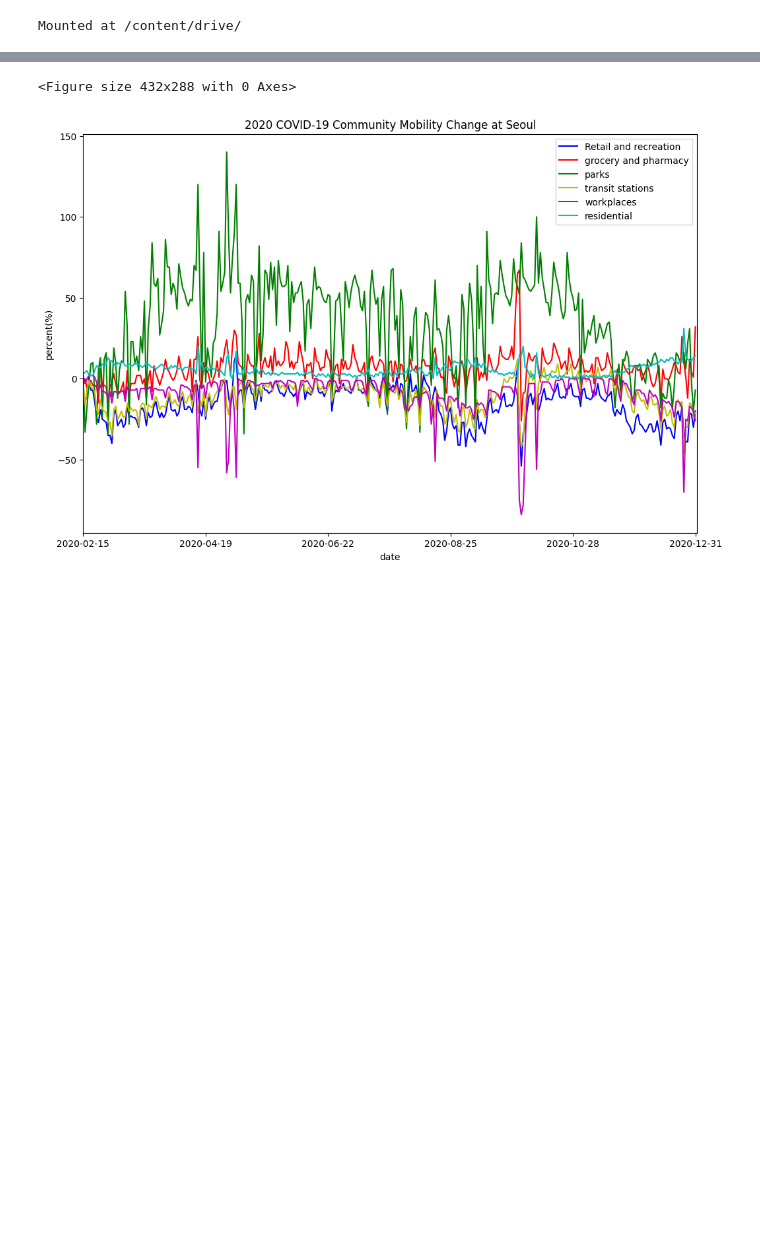
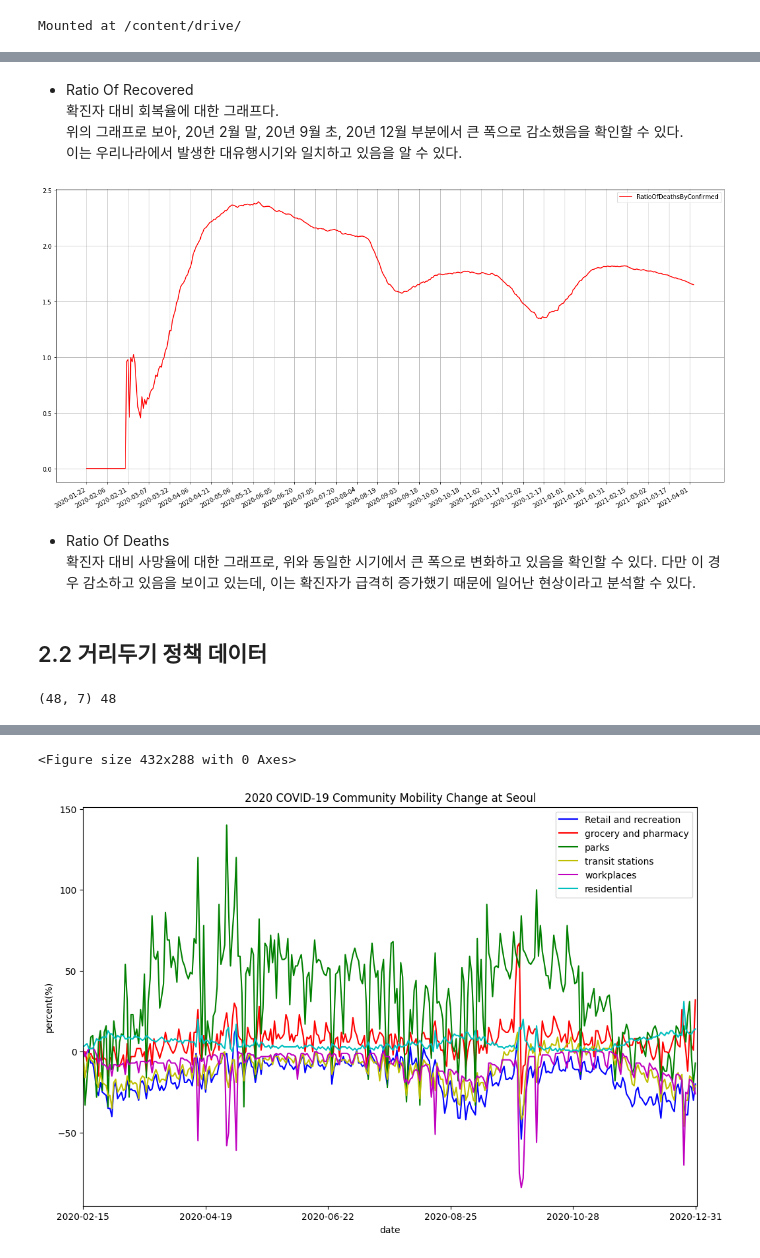
Before and after one commit to solee328/LikeLion_EDA, a Jupyter notebook: COVID19_EDA.ipynb, the cells around one changed output, grey strips where cells are left out. Saved outputs shown, nothing was run; the diff lists cells and outputs as text; code cells hidden in the pictures; blank space fills up the shorter version.

```diff
--- a/COVID19_EDA.ipynb
+++ b/COVID19_EDA.ipynb
@@ -52,0 +107,21 @@ display(google_2021_df.head())
+# %% [markdown]
+* Ratio Of Recovered
+확진자 대비 회복율에 대한 그래프다.
+위의 그래프로 보아, 20년 2월 말, 20년 9월 초, 20년 12월 부분에서 큰 폭으로 감소했음을 확인할 수 있다.
+이는 우리나라에서 발생한 대유행시기와 일치하고 있음을 알 수 있다.
+# %%
+# 사망율에 관한 그래프
+fig, axes4 = plt.subplots(figsize = (20,10))
+axes4.plot(time_series_ratio['Date'],time_series_ratio['RatioOfDeaths'],color = 'red', label = 'RatioOfDeathsByConfirmed')
+axes4.legend()
+axes4.grid(True)
+plt.xticks(np.arange(0,438,15))
+fig.autofmt_xdate()
+plt.show()
+# %% [output]
+[figure, added]
+# %% [markdown]
+* Ratio Of Deaths
+확진자 대비 사망율에 대한 그래프로, 위와 동일한 시기에서 큰 폭으로 변화하고 있음을 확인할 수 있다. 다만 이 경우 감소하고 있음을 보이고 있는데, 이는 확진자가 급격히 증가했기 때문에 일어난 현상이라고 분석할 수 있다.
+# %% [markdown]
+## 2.2 **거리두기 정책 데이터**
@@ -52,0 +130,4 @@ display(google_2021_df.head())
+# %%
+print(policy.shape, len(policy.policy_id.unique()))
+# %% [output]
+(48, 7) 48
```
Also changed, not shown: parts of 97 cells of this notebook.
